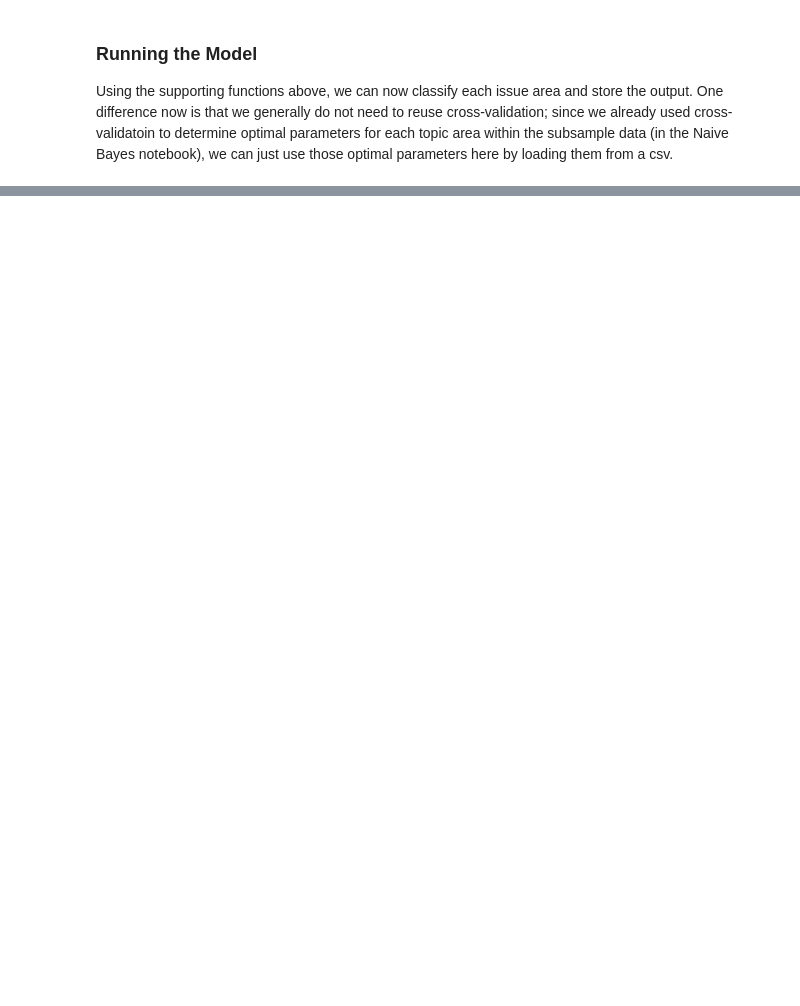
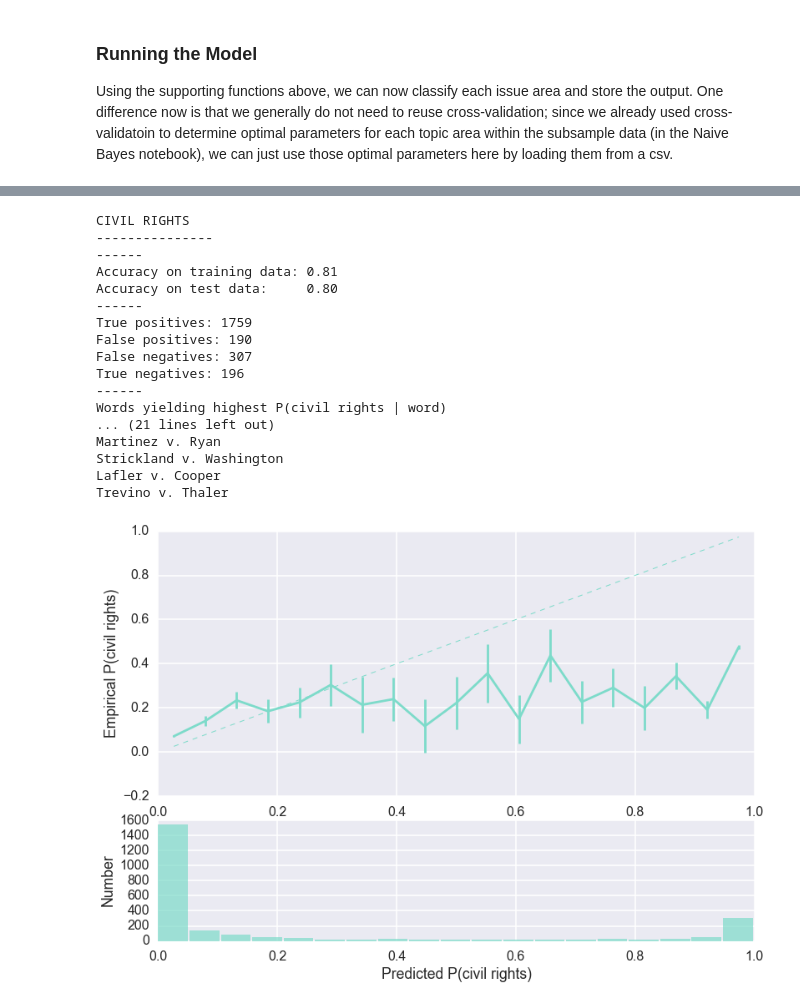
Before and after one commit to yunhanxu/cs109-project, a Jupyter notebook: comparisons_and_conclusion.ipynb, the cells around one changed output, grey strips where cells are left out. Cells and saved outputs as stored; diff of their text form; code cells hidden in the pictures; blank space fills up the shorter version.

```diff
--- a/comparisons_and_conclusion.ipynb
+++ b/comparisons_and_conclusion.ipynb
@@ -518,0 +712,21 @@ nb_sample_results = pd.read_csv('naive_bayes_sample_model_results.csv')
+# %%
+run_multinb(all_data, issue_areas[1])
+# %% [output]
+CIVIL RIGHTS
+---------------
+------
+Accuracy on training data: 0.81
+Accuracy on test data:     0.80
+------
+True positives: 1759
+False positives: 190
+False negatives: 307
+True negatives: 196
+------
+Words yielding highest P(civil rights | word)
+... (21 lines left out)
+Martinez v. Ryan
+Strickland v. Washington
+Lafler v. Cooper
+Trevino v. Thaler
+[figure, added]
```
Also changed, not shown: parts of 35 cells of this notebook.
